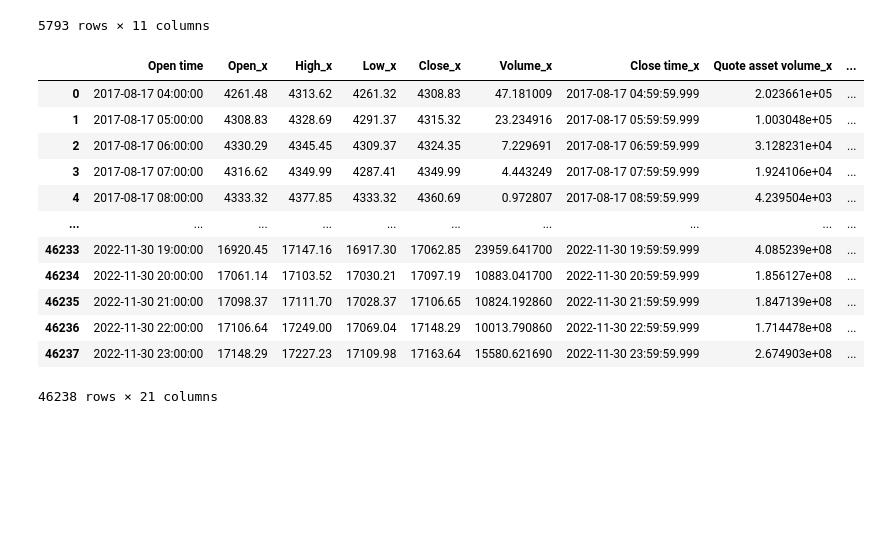
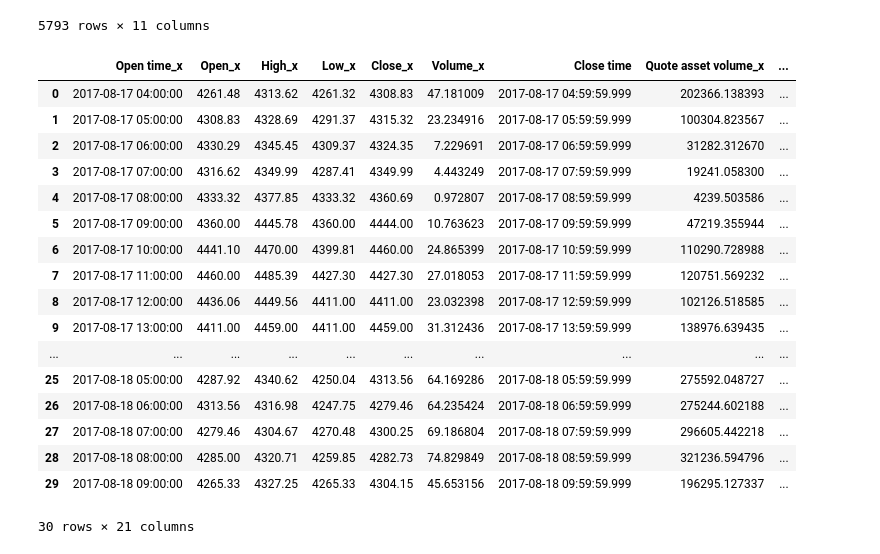
Before and after one commit to lambdavar/Artigo, a Jupyter notebook: main.ipynb, the cells around one changed output. Saved outputs shown, nothing was run; the diff lists cells and outputs as text; code cells hidden in the pictures; blank space fills up the shorter version.

```diff
--- a/main.ipynb
+++ b/main.ipynb
@@ -122,18 +155,23 @@ df2
 # %%
 # une os 2 DF's, mas fica cheio de Nan's arrumar isso ou achar outro metodo
 # outros metodos:  pd.grouper, aggregate ou resampler
-pd.merge(df, df2, on="Open time", how="left")
+pd.merge(df, df2, on="Close time", how="left").head(30)
 # %% [output]
-|  | Open time | Open_x | High_x | Low_x | Close_x | Volume_x | Close time_x | Quote asset volume_x | ... |
-| 0 | 2017-08-17 04:00:00 | 4261.48 | 4313.62 | 4261.32 | 4308.83 | 47.181009 | 2017-08-17 04:59:59.999 | 2.023661e+05 | ... |
-| 1 | 2017-08-17 05:00:00 | 4308.83 | 4328.69 | 4291.37 | 4315.32 | 23.234916 | 2017-08-17 05:59:59.999 | 1.003048e+05 | ... |
-| 2 | 2017-08-17 06:00:00 | 4330.29 | 4345.45 | 4309.37 | 4324.35 | 7.229691 | 2017-08-17 06:59:59.999 | 3.128231e+04 | ... |
-| 3 | 2017-08-17 07:00:00 | 4316.62 | 4349.99 | 4287.41 | 4349.99 | 4.443249 | 2017-08-17 07:59:59.999 | 1.924106e+04 | ... |
-| 4 | 2017-08-17 08:00:00 | 4333.32 | 4377.85 | 4333.32 | 4360.69 | 0.972807 | 2017-08-17 08:59:59.999 | 4.239504e+03 | ... |
+|  | Open time_x | Open_x | High_x | Low_x | Close_x | Volume_x | Close time | Quote asset volume_x | ... |
+| 0 | 2017-08-17 04:00:00 | 4261.48 | 4313.62 | 4261.32 | 4308.83 | 47.181009 | 2017-08-17 04:59:59.999 | 202366.138393 | ... |
+| 1 | 2017-08-17 05:00:00 | 4308.83 | 4328.69 | 4291.37 | 4315.32 | 23.234916 | 2017-08-17 05:59:59.999 | 100304.823567 | ... |
+| 2 | 2017-08-17 06:00:00 | 4330.29 | 4345.45 | 4309.37 | 4324.35 | 7.229691 | 2017-08-17 06:59:59.999 | 31282.312670 | ... |
+| 3 | 2017-08-17 07:00:00 | 4316.62 | 4349.99 | 4287.41 | 4349.99 | 4.443249 | 2017-08-17 07:59:59.999 | 19241.058300 | ... |
+| 4 | 2017-08-17 08:00:00 | 4333.32 | 4377.85 | 4333.32 | 4360.69 | 0.972807 | 2017-08-17 08:59:59.999 | 4239.503586 | ... |
+| 5 | 2017-08-17 09:00:00 | 4360.00 | 4445.78 | 4360.00 | 4444.00 | 10.763623 | 2017-08-17 09:59:59.999 | 47219.355944 | ... |
+| 6 | 2017-08-17 10:00:00 | 4441.10 | 4470.00 | 4399.81 | 4460.00 | 24.865399 | 2017-08-17 10:59:59.999 | 110290.728988 | ... |
+| 7 | 2017-08-17 11:00:00 | 4460.00 | 4485.39 | 4427.30 | 4427.30 | 27.018053 | 2017-08-17 11:59:59.999 | 120751.569232 | ... |
+| 8 | 2017-08-17 12:00:00 | 4436.06 | 4449.56 | 4411.00 | 4411.00 | 23.032398 | 2017-08-17 12:59:59.999 | 102126.518585 | ... |
+| 9 | 2017-08-17 13:00:00 | 4411.00 | 4459.00 | 4411.00 | 4459.00 | 31.312436 | 2017-08-17 13:59:59.999 | 138976.639435 | ... |
 | ... | ... | ... | ... | ... | ... | ... | ... | ... | ... |
-| 46233 | 2022-11-30 19:00:00 | 16920.45 | 17147.16 | 16917.30 | 17062.85 | 23959.641700 | 2022-11-30 19:59:59.999 | 4.085239e+08 | ... |
-| 46234 | 2022-11-30 20:00:00 | 17061.14 | 17103.52 | 17030.21 | 17097.19 | 10883.041700 | 2022-11-30 20:59:59.999 | 1.856127e+08 | ... |
-| 46235 | 2022-11-30 21:00:00 | 17098.37 | 17111.70 | 17028.37 | 17106.65 | 10824.192860 | 2022-11-30 21:59:59.999 | 1.847139e+08 | ... |
-| 46236 | 2022-11-30 22:00:00 | 17106.64 | 17249.00 | 17069.04 | 17148.29 | 10013.790860 | 2022-11-30 22:59:59.999 | 1.714478e+08 | ... |
-| 46237 | 2022-11-30 23:00:00 | 17148.29 | 17227.23 | 17109.98 | 17163.64 | 15580.621690 | 2022-11-30 23:59:59.999 | 2.674903e+08 | ... |
+| 25 | 2017-08-18 05:00:00 | 4287.92 | 4340.62 | 4250.04 | 4313.56 | 64.169286 | 2017-08-18 05:59:59.999 | 275592.048727 | ... |
+| 26 | 2017-08-18 06:00:00 | 4313.56 | 4316.98 | 4247.75 | 4279.46 | 64.235424 | 2017-08-18 06:59:59.999 | 275244.602188 | ... |
+| 27 | 2017-08-18 07:00:00 | 4279.46 | 4304.67 | 4270.48 | 4300.25 | 69.186804 | 2017-08-18 07:59:59.999 | 296605.442218 | ... |
+| 28 | 2017-08-18 08:00:00 | 4285.00 | 4320.71 | 4259.85 | 4282.73 | 74.829849 | 2017-08-18 08:59:59.999 | 321236.594796 | ... |
+| 29 | 2017-08-18 09:00:00 | 4265.33 | 4327.25 | 4265.33 | 4304.15 | 45.653156 | 2017-08-18 09:59:59.999 | 196295.127337 | ... |
-46238 rows × 21 columns
+30 rows × 21 columns
```
Also changed, not shown: parts of 3 cells of this notebook.
